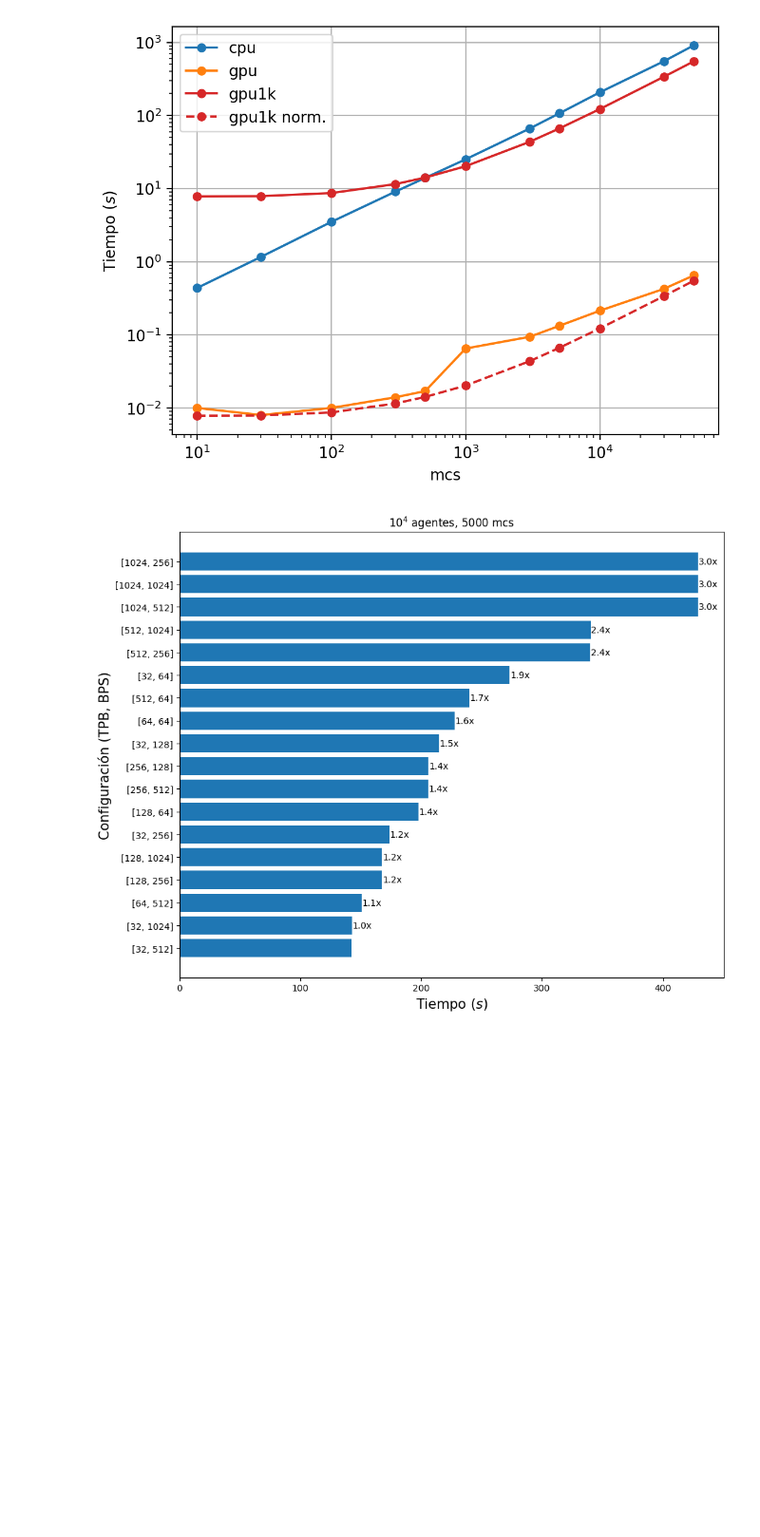
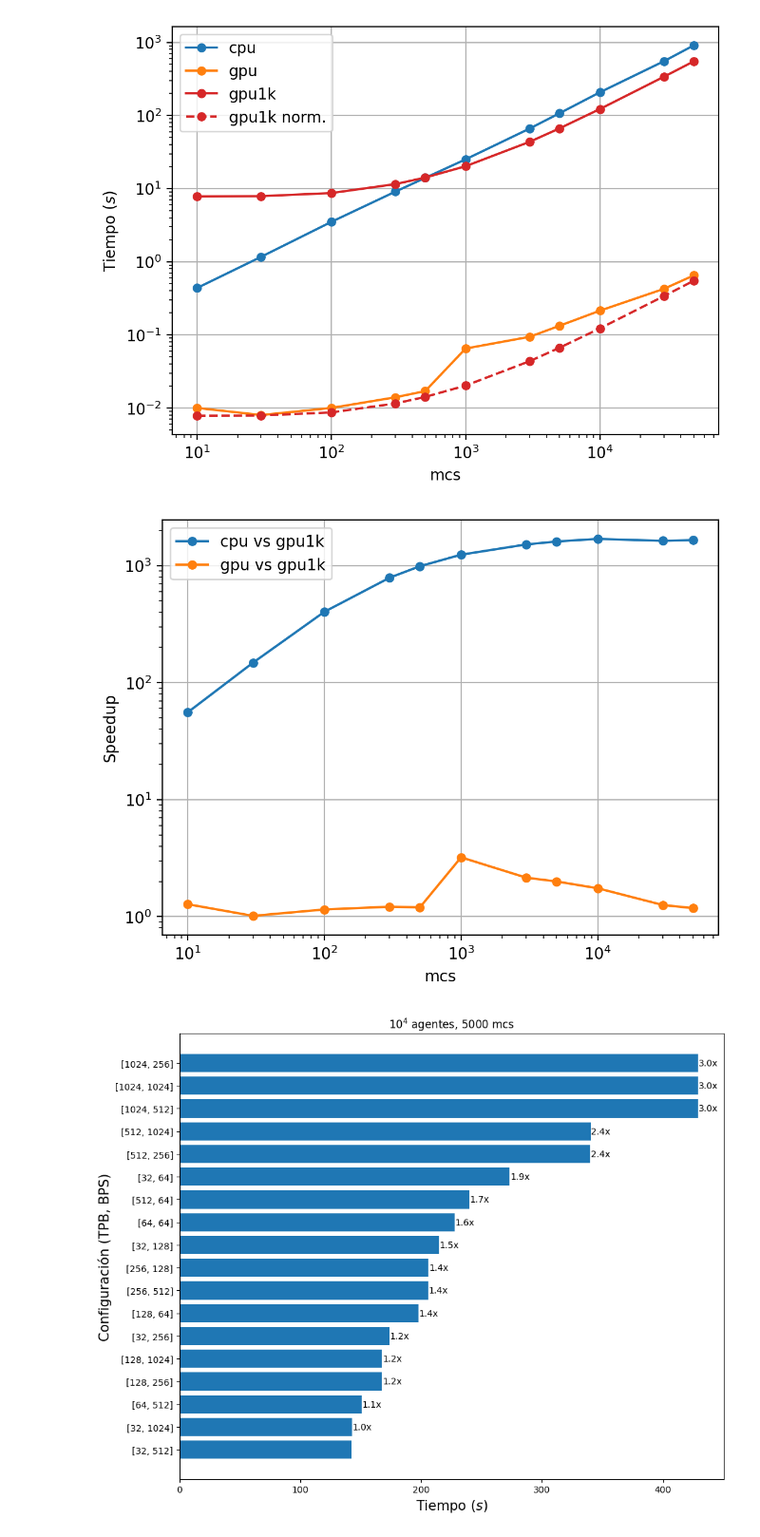
Before and after one commit to lautarogiordano/charlita-cuda, a Jupyter notebook: codigo/charlita_cuda_plots.ipynb, the cells around one changed output. Shown at 95% size. Cells and saved outputs as stored; diff of their text form; code cells hidden in the pictures; blank space fills up the shorter version.

```diff
--- a/codigo/charlita_cuda_plots.ipynb
+++ b/codigo/charlita_cuda_plots.ipynb
@@ -37,6 +51,20 @@ plt.legend()
 plt.grid()
 # %% [output]
 [figure]
+# %%
+mcs1k = mcs[:, 3]/1000
+fig = plt.figure(dpi=200)
+plt.plot(mcs[:, 0], mcs[:, 1]/mcs1k, label="cpu vs gpu1k", marker='o', markersize=5)
+plt.plot(mcs[:, 0], mcs[:, 2]/mcs1k, label="gpu vs gpu1k", marker='o', markersize=5)
+
+plt.xscale("log")
+plt.xlabel("mcs")
+plt.yscale("log")
+plt.ylabel("Speedup")
+plt.legend()
+plt.grid()
+# %% [output]
+[figure, added]
 # %%
 # Configuration and runtime data
 indices = list(range(6)) + [8, 10, 12, 14, 16, 18, 20, 22, 24] + list(range(27, 30))
```
Also changed, not shown: parts of 1 cell of this notebook, 3 other files.
